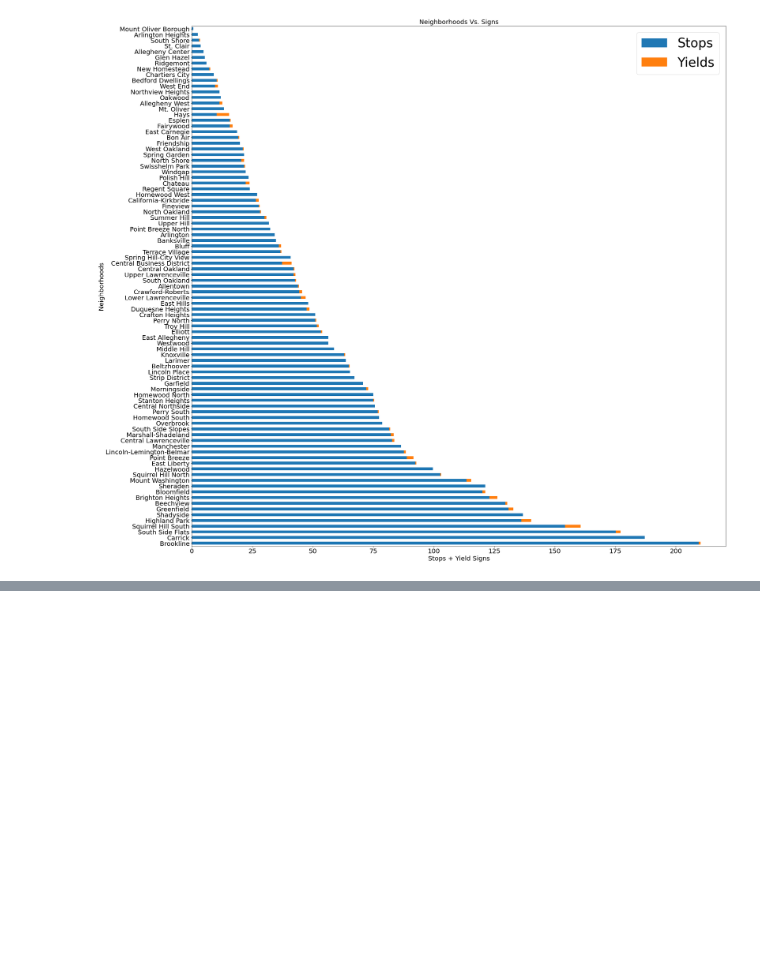
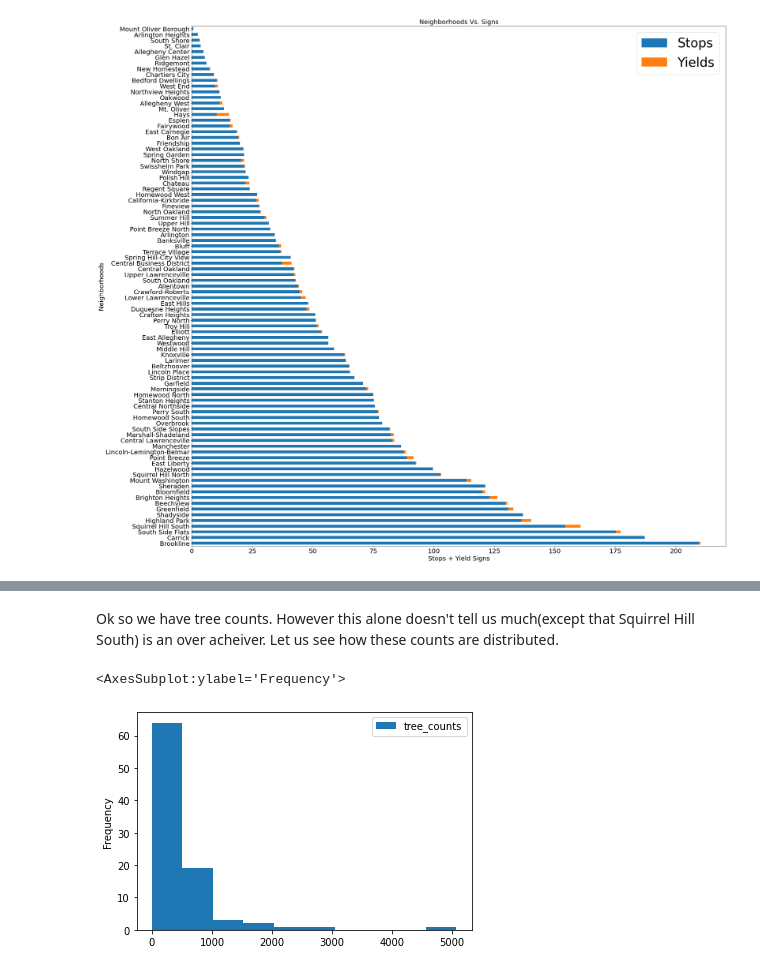
Before and after one commit to pjp401/CMPINF0010-Final-Project, a Jupyter notebook: FinalProject.ipynb, the cells around one changed output, grey strips where cells are left out. Cells and saved outputs as stored; diff of their text form; code cells hidden in the pictures; blank space fills up the shorter version.

```diff
--- a/FinalProject.ipynb
+++ b/FinalProject.ipynb
@@ -288,0 +293,6 @@ sign_map.plot(column='Total', # set the data to be used for coloring
+# %%
+tree_data_url = "https://data.wprdc.org/dataset/9ce31f01-1dfa-4a14-9969-a5c5507a4b40/resource/d876927a-d3da-44d1-82e1-24310cdb7baf/download/trees_img.geojson"
+#tree_file = open("trees_img.geojson")
+neighborhoods = geopandas.read_file("./Neighborhoods/Neighborhoods_.shp")
+df = geopandas.read_file(tree_data_url)
+df.head()
@@ -288,0 +309,7 @@ sign_map.plot(column='Total', # set the data to be used for coloring
+# %%
+def get_neighborhood(point):
+    L = neighborhoods.loc[neighborhoods.contains(point)]
+    return list(L['hood'])[0] if not L.empty else ""
+
+df["neighborhood"] = df.apply(lambda row: get_neighborhood(row['geometry']), axis = 1)
+counts = df["neighborhood"].value_counts()
@@ -288,0 +318,3 @@ sign_map.plot(column='Total', # set the data to be used for coloring
+# %%
+counts = counts.rename('tree_counts').to_frame().reset_index()
+counts
@@ -288,0 +335,7 @@ sign_map.plot(column='Total', # set the data to be used for coloring
+# %% [markdown]
+Ok so we have tree counts. However this alone doesn't tell us much(except that Squirrel Hill South) is an over acheiver. Let us see how these counts are distributed.
+# %%
+counts.plot.hist(bins = 10)
+# %% [output]
+<AxesSubplot:ylabel='Frequency'>
+[figure, added]
```
Also changed, not shown: parts of 36 cells of this notebook, 1 other file.
